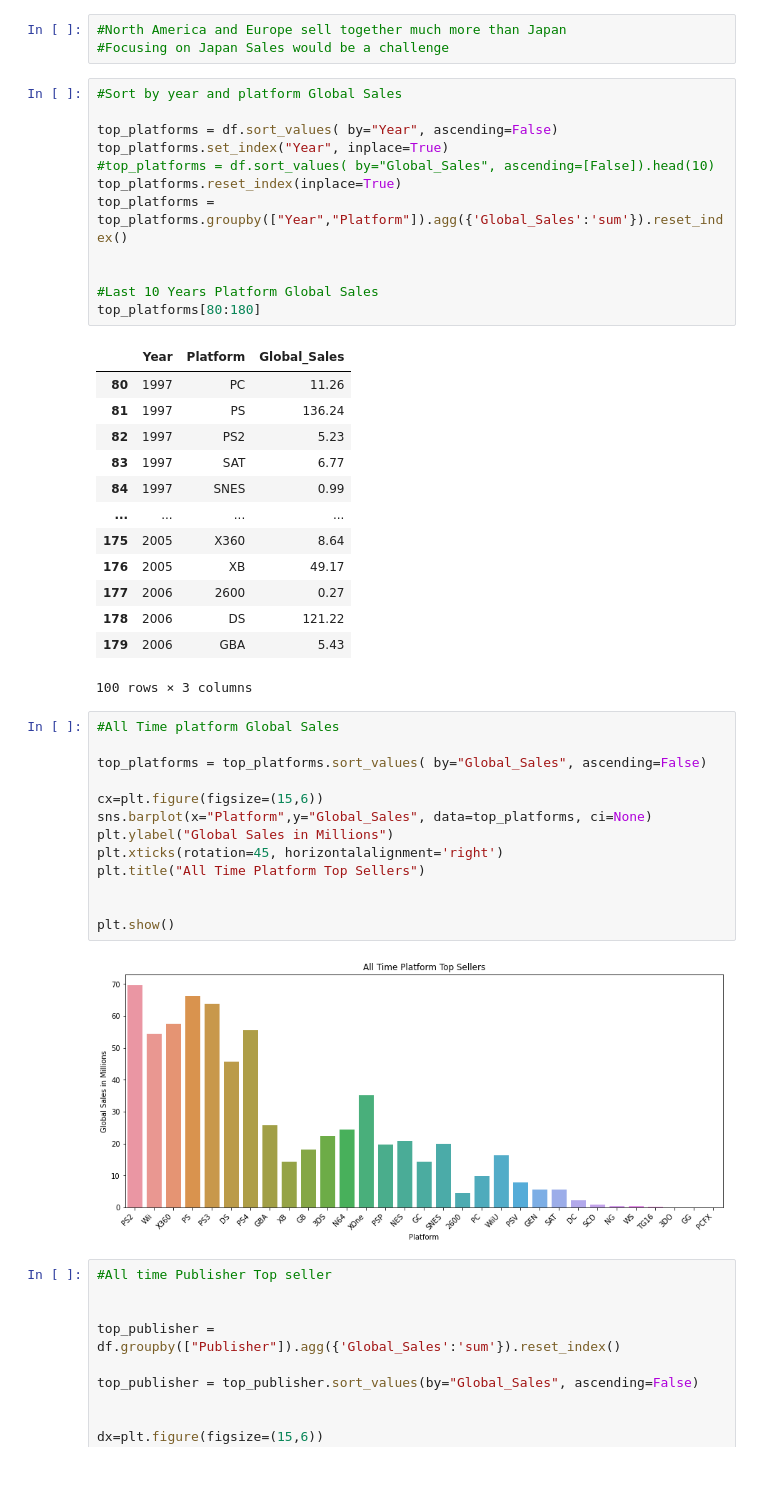
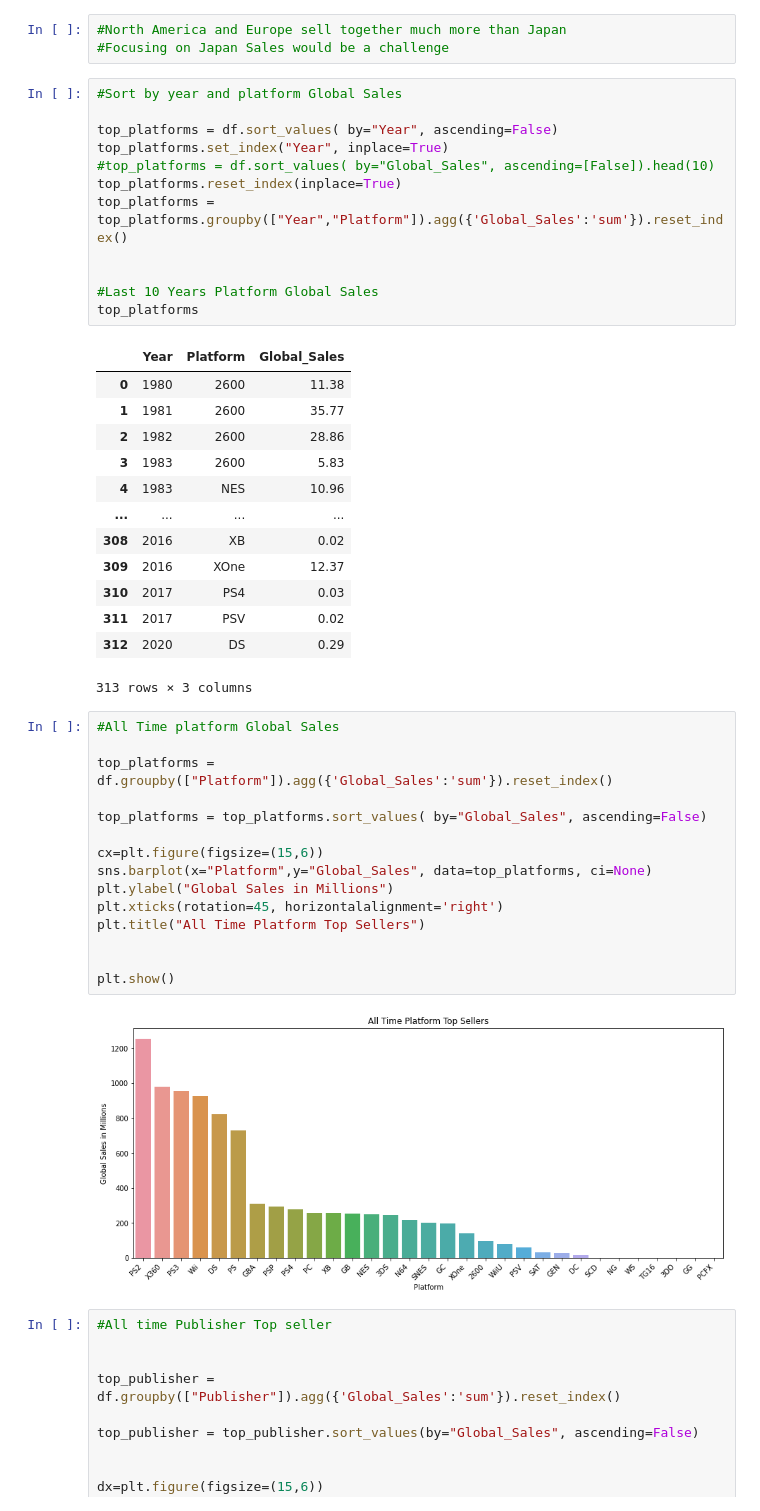
Before and after one commit to lgbongiolo/Video-Game-Sales, a Jupyter notebook: Video Games Sales .ipynb, the cells around one changed output. Cells and saved outputs as stored; diff of their text form; blank space fills up the shorter version.

```diff
--- a/Video Games Sales .ipynb
+++ b/Video Games Sales .ipynb
@@ -315,36 +315,38 @@ top_platforms = top_platforms.groupby(["Year","Platform"]).agg({'Global_Sales':'
 
 
 #Last 10 Years Platform Global Sales
-top_platforms[80:180]
+top_platforms
 # %% [output]
 |  | Year | Platform | Global_Sales |
-| 80 | 1997 | PC | 11.26 |
-| 81 | 1997 | PS | 136.24 |
-| 82 | 1997 | PS2 | 5.23 |
-| 83 | 1997 | SAT | 6.77 |
-| 84 | 1997 | SNES | 0.99 |
+| 0 | 1980 | 2600 | 11.38 |
+| 1 | 1981 | 2600 | 35.77 |
+| 2 | 1982 | 2600 | 28.86 |
+| 3 | 1983 | 2600 | 5.83 |
+| 4 | 1983 | NES | 10.96 |
 | ... | ... | ... | ... |
-| 175 | 2005 | X360 | 8.64 |
-| 176 | 2005 | XB | 49.17 |
-| 177 | 2006 | 2600 | 0.27 |
-| 178 | 2006 | DS | 121.22 |
-| 179 | 2006 | GBA | 5.43 |
+| 308 | 2016 | XB | 0.02 |
+| 309 | 2016 | XOne | 12.37 |
+| 310 | 2017 | PS4 | 0.03 |
+| 311 | 2017 | PSV | 0.02 |
+| 312 | 2020 | DS | 0.29 |
-100 rows × 3 columns
+313 rows × 3 columns
 # %%
 #All Time platform Global Sales
+
+top_platforms = df.groupby(["Platform"]).agg({'Global_Sales':'sum'}).reset_index()
 
 top_platforms = top_platforms.sort_values( by="Global_Sales", ascending=False)
 
 cx=plt.figure(figsize=(15,6))
 sns.barplot(x="Platform",y="Global_Sales", data=top_platforms, ci=None)
 plt.ylabel("Global Sales in Millions")
 plt.xticks(rotation=45, horizontalalignment='right')
 plt.title("All Time Platform Top Sellers")
 
 
 plt.show()
 # %% [output]
-[figure, old version]
+[figure, new version]
 # %%
 #All time Publisher Top seller
 
```
Also changed, not shown: parts of 14 cells of this notebook, 9 other files.
